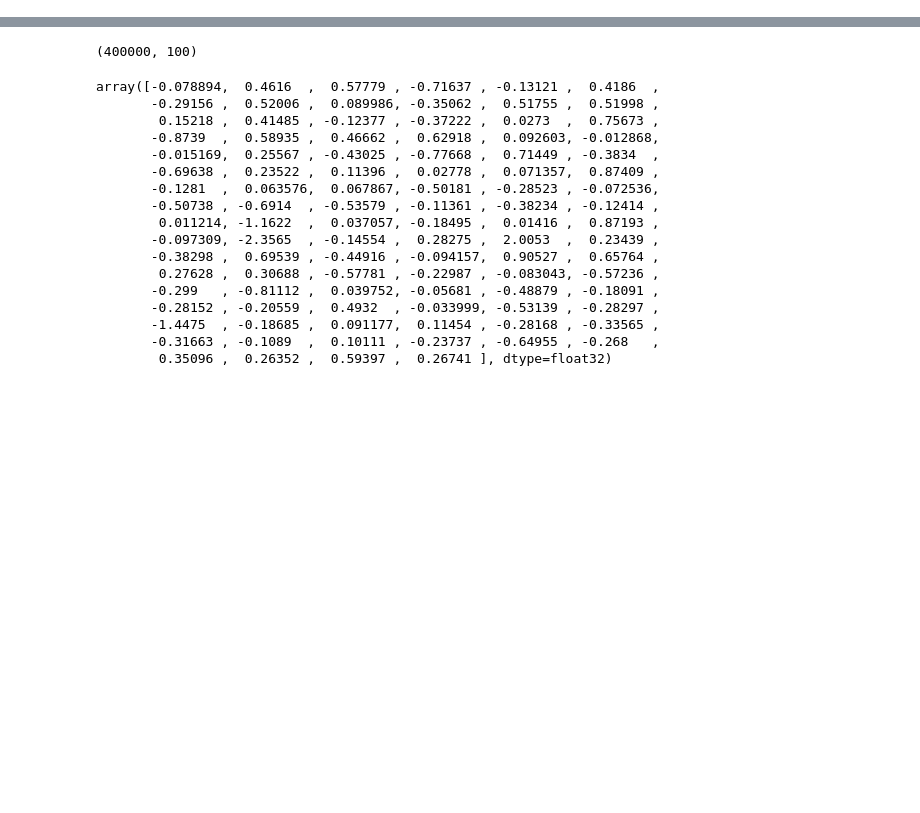
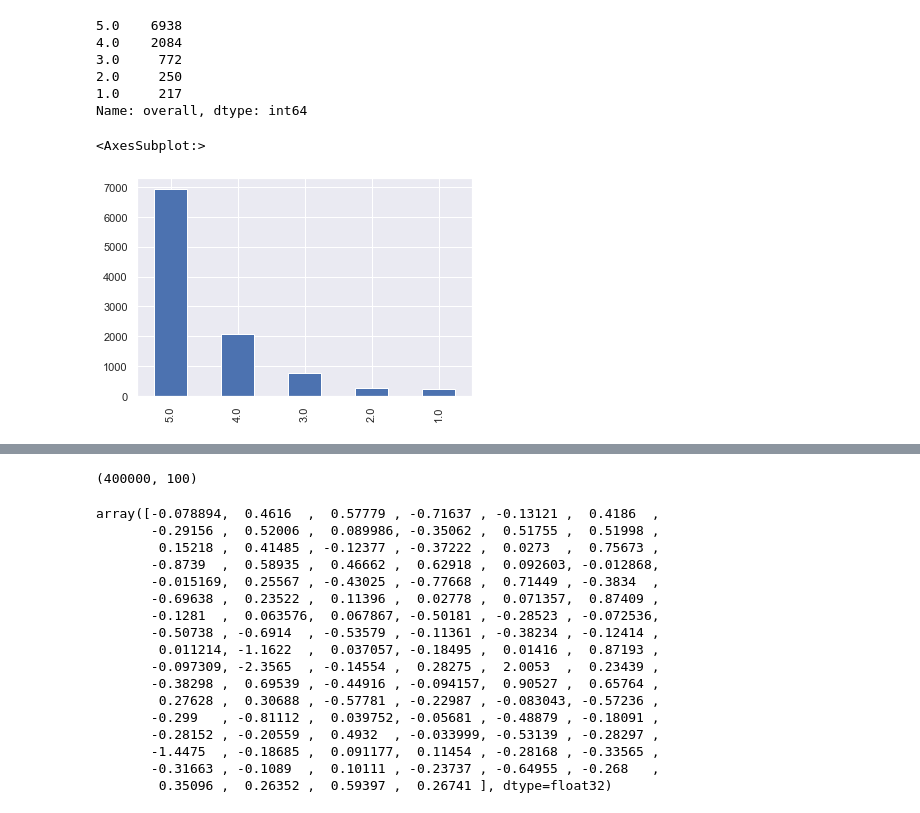
Before and after one commit to MateuszCelka/Python_projekt, a Jupyter notebook: Projekt_Python.ipynb, the cells around one changed output, grey strips where cells are left out. Cells and saved outputs as stored; diff of their text form; code cells hidden in the pictures; blank space fills up the shorter version.

Commit message:
Dodane wykresy
Wizualizacja danych na wykresach

```diff
--- a/Projekt_Python.ipynb
+++ b/Projekt_Python.ipynb
@@ -289,0 +3,27 @@ tf1.columns = ['words','tf']
+# %%
+import pandas as pd
+import nltk
+import numpy as np
+from nltk.corpus import stopwords
+from textblob import TextBlob
+from textblob import Word
+import gensim
+from gensim.scripts.glove2word2vec import glove2word2vec
+from gensim.models import KeyedVectors
+
+
+# Wizualizacja danych
+import matplotlib.pyplot as plt
+from matplotlib import rcParams
+import seaborn as sns
+from textblob import TextBlob
+from plotly import tools
+import plotly.graph_objs as go
+from plotly.offline import iplot
+%matplotlib inline
+sns.set(color_codes=True)
+#Ignorowanie ostrzeżeń
+import warnings
+warnings.filterwarnings('ignore')
+#Import danych z pliku
+train = pd.read_csv('Musical_instruments_reviews.csv')
@@ -289,0 +68,5 @@ tf1.columns = ['words','tf']
+# %%
+train['reviewText']=train['reviewText'].fillna('Missing')
+train['reviews']=train['reviewText']+train['summary']
+train=train.drop(['reviewText', 'summary'], axis=1)
+train.head()
@@ -289,0 +80,15 @@ tf1.columns = ['words','tf']
+# %%
+train=train.copy()
+train['overall'].value_counts()
+# %% [output]
+5.0    6938
+4.0    2084
+3.0     772
+2.0     250
+1.0     217
+Name: overall, dtype: int64
+# %%
+train['overall'].value_counts().plot.bar()
+# %% [output]
+<AxesSubplot:>
+[figure, added]
```
Also changed, not shown: parts of 84 cells of this notebook.
